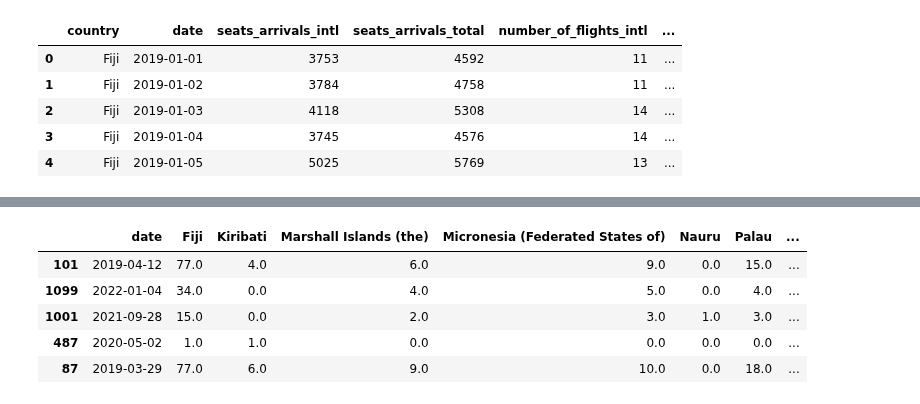
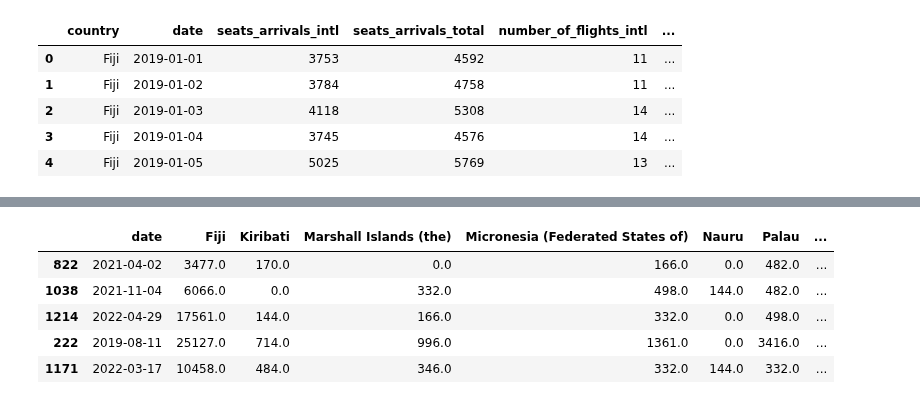
Before and after one commit to worldbank/pacific-observatory, a Jupyter notebook: docs/tourism/aviation_eda.ipynb, the cells around one changed output, grey strips where cells are left out. Drawn from its saved outputs; the diff is of its cells as text; code cells hidden in the pictures.

```diff
--- a/docs/tourism/aviation_eda.ipynb
+++ b/docs/tourism/aviation_eda.ipynb
@@ -86,15 +96,15 @@ for country in countries:
     country_df.iloc[:, -4:] = country_df.iloc[:, -4:].rolling(window=7).sum()
     ad_7dsum = pd.concat([ad_7dsum, country_df], axis=0)
 # %%
-nof_7dsum = (ad_7dsum[["date", "country", "number_of_flights_intl"]]
-             .pivot(index="date", columns="country", values="number_of_flights_intl")
+nof_7dsum = (ad_7dsum[["date", "country", "seats_arrivals_intl"]]
+             .pivot(index="date", columns="country", values="seats_arrivals_intl")
              .reset_index())
 nof_7dsum.columns.name = None
 nof_7dsum.sample(5)
 # %% [output]
 |  | date | Fiji | Kiribati | Marshall Islands (the) | Micronesia (Federated States of) | Nauru | Palau | ... |
-| 101 | 2019-04-12 | 77.0 | 4.0 | 6.0 | 9.0 | 0.0 | 15.0 | ... |
-| 1099 | 2022-01-04 | 34.0 | 0.0 | 4.0 | 5.0 | 0.0 | 4.0 | ... |
-| 1001 | 2021-09-28 | 15.0 | 0.0 | 2.0 | 3.0 | 1.0 | 3.0 | ... |
-| 487 | 2020-05-02 | 1.0 | 1.0 | 0.0 | 0.0 | 0.0 | 0.0 | ... |
-| 87 | 2019-03-29 | 77.0 | 6.0 | 9.0 | 10.0 | 0.0 | 18.0 | ... |
+| 822 | 2021-04-02 | 3477.0 | 170.0 | 0.0 | 166.0 | 0.0 | 482.0 | ... |
+| 1038 | 2021-11-04 | 6066.0 | 0.0 | 332.0 | 498.0 | 144.0 | 482.0 | ... |
+| 1214 | 2022-04-29 | 17561.0 | 144.0 | 166.0 | 332.0 | 0.0 | 498.0 | ... |
+| 222 | 2019-08-11 | 25127.0 | 714.0 | 996.0 | 1361.0 | 0.0 | 3416.0 | ... |
+| 1171 | 2022-03-17 | 10458.0 | 484.0 | 346.0 | 332.0 | 144.0 | 332.0 | ... |
```
Also changed, not shown: parts of 6 cells of this notebook, 4 other files.
